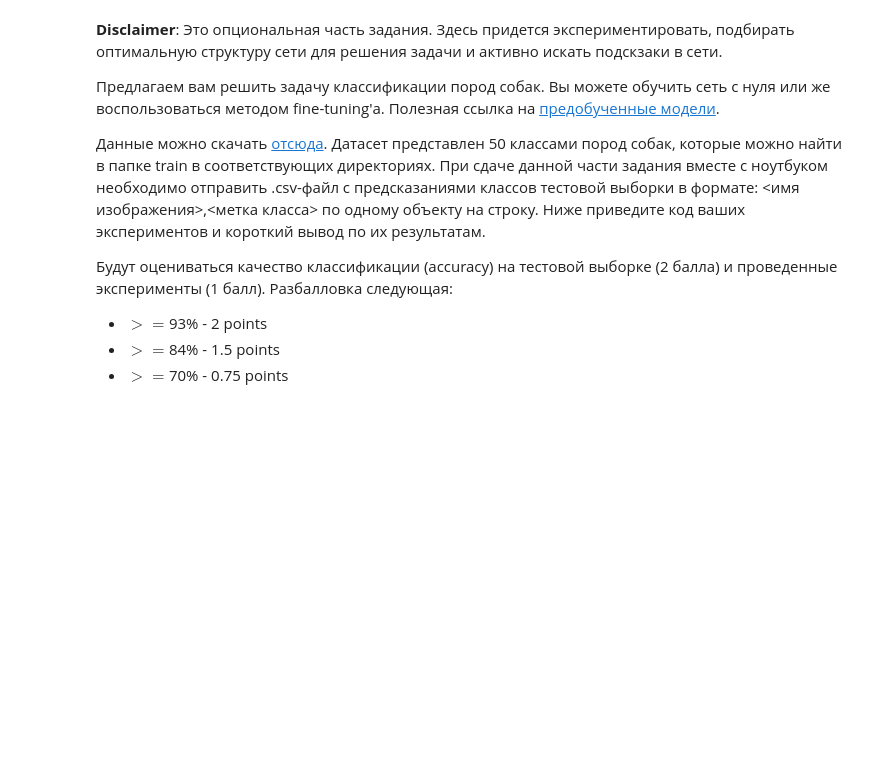
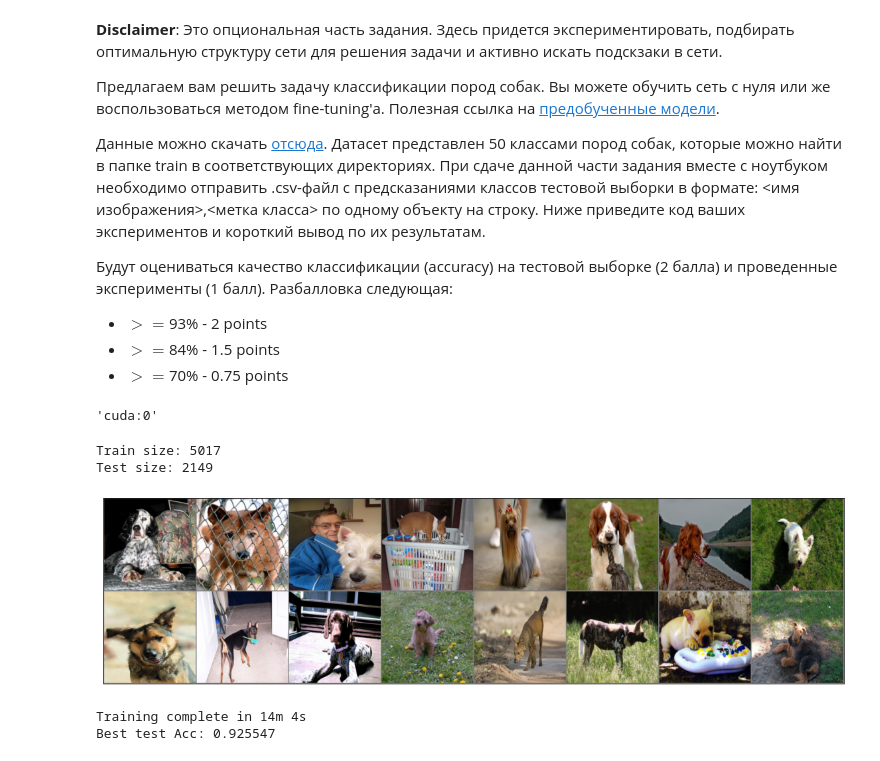
Before and after one commit to oslanaslan/MADE_ML, a Jupyter notebook: ml/Lab2_Deep_Learning/Lab2_DL_parts_4_and_5_optional.ipynb, the cells around one changed output. Saved outputs shown, nothing was run; the diff lists cells and outputs as text; code cells hidden in the pictures; blank space fills up the shorter version.

```diff
--- a/ml/Lab2_Deep_Learning/Lab2_DL_parts_4_and_5_optional.ipynb
+++ b/ml/Lab2_Deep_Learning/Lab2_DL_parts_4_and_5_optional.ipynb
@@ -200,0 +233,6 @@ __Disclaimer__: Это опциональная часть задания. Зд
+# %%
+random.seed(42)
+device = 'cuda:0' if torch.cuda.is_available() else 'cpu'
+device
+# %% [output]
+'cuda:0'
@@ -200,0 +245,56 @@ __Disclaimer__: Это опциональная часть задания. Зд
+# %%
+class_names = (str(i) for i in range(CLASS_COUNT))
+
+transform_dict = {
+    'train': transforms.Compose(
+        [
+            transforms.Resize((224, 224)),
+            # transforms.RandomResizedCrop(224),
+            # transforms.RandomHorizontalFlip(),
+            transforms.ToTensor(),
+            transforms.Normalize((0.5, 0.5, 0.5), (0.5, 0.5, 0.5)),
+            # transforms.Normalize(mean=[0.485, 0.456, 0.406],
+            #                   std=[0.229, 0.224, 0.225]),
+         ]
+    ),
+    'test': transforms.Compose(
+    [transforms.Resize((224, 224)),
+     transforms.ToTensor(),
+     transforms.Normalize((0.5, 0.5, 0.5), (0.5, 0.5, 0.5)),
+     # transforms.Normalize(mean=[0.485, 0.456, 0.406],
+     #                      std=[0.229, 0.224, 0.225]),
+    ])}
+train_and_test_data = datasets.ImageFolder(root=TRAIN_DATA, transform=transform_dict['train'])
+test_dataset_size = int(len(train_and_test_data) * TEST_SIZE)
+train_dataset_size = len(train_and_test_data) - test_dataset_size
+train_data, test_data = torch.utils.data.random_split(train_and_test_data, (train_dataset_size, test_dataset_size))
+train_loader = torch.utils.data.DataLoader(train_data, batch_size=BATCH_SIZE, shuffle=True, drop_last=False, num_workers=4)
+test_loader = torch.utils.data.DataLoader(test_data, batch_size=BATCH_SIZE, shuffle=True, drop_last=False, num_workers=4)
+predict_data = datasets.ImageFolder(root=PREDICT_DATA, transform=transform_dict['test'])
+predict_loader = torch.utils.data.DataLoader(predict_data, batch_size=BATCH_SIZE, shuffle=True, drop_last=False, num_workers=4)
+# %%
+print(f"Train size: {len(train_loader.dataset)}\nTest size: {len(test_loader.dataset)}")
+dataloaders = {
+    'train': train_loader,
+    'test': test_loader,
+}
+dataset_sizes = {
+    'train': train_dataset_size,
+    'test': test_dataset_size,
+}
+# %% [output]
+Train size: 5017
+Test size: 2149
+# %%
+def show(data_loader):
+    images, foo = next(iter(data_loader))
+    # print(images[:10, :, :, :].shape)
+    npimg = make_grid(images[:16, :, :, :], normalize=True, pad_value=.5).numpy()
+    fig, ax = plt.subplots(figsize=((20, 10)))
+    ax.imshow(np.transpose(npimg, (1, 2, 0)))
+    plt.setp(ax, xticks=[], yticks=[])
+    plt.show()
+
+show(train_loader)
+# %% [output]
+[figure, added]
@@ -200,0 +450,5 @@ __Disclaimer__: Это опциональная часть задания. Зд
+# %%
+best_model, train_stat = train_model(model, criterion, optimizer, exp_lr_scheduler, num_epochs=hyperparams.epoch_count)
+# %% [output]
+Training complete in 14m 4s
+Best test Acc: 0.925547
```
Also changed, not shown: parts of 10 cells of this notebook, 1 other file.
